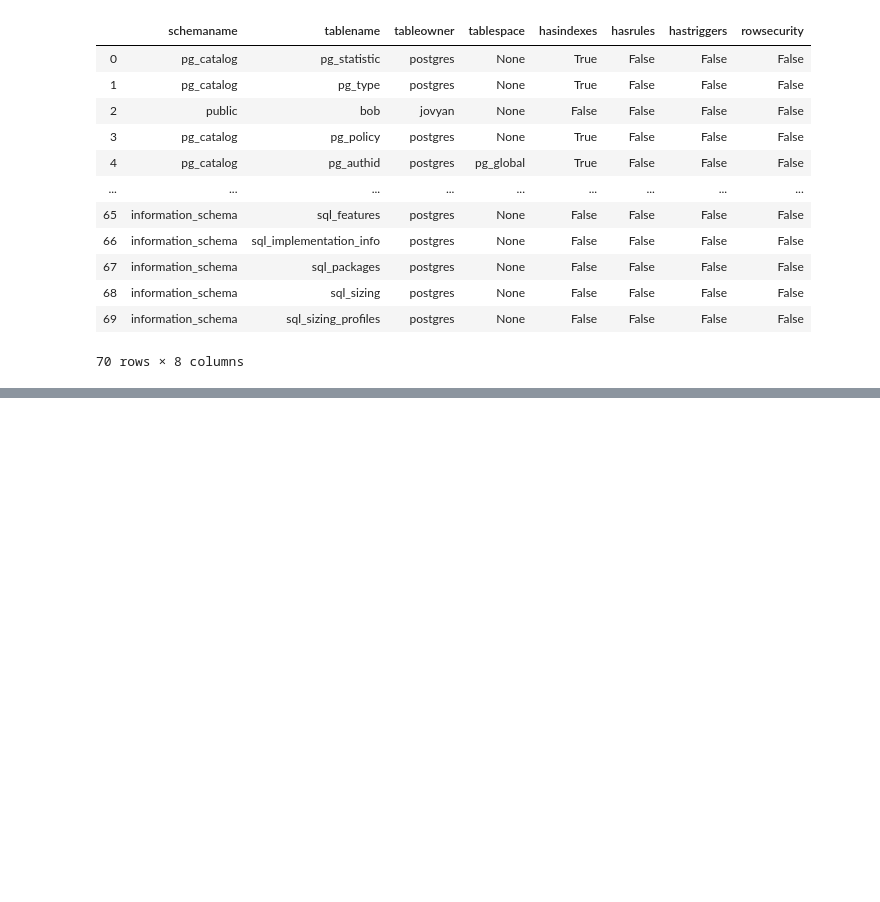
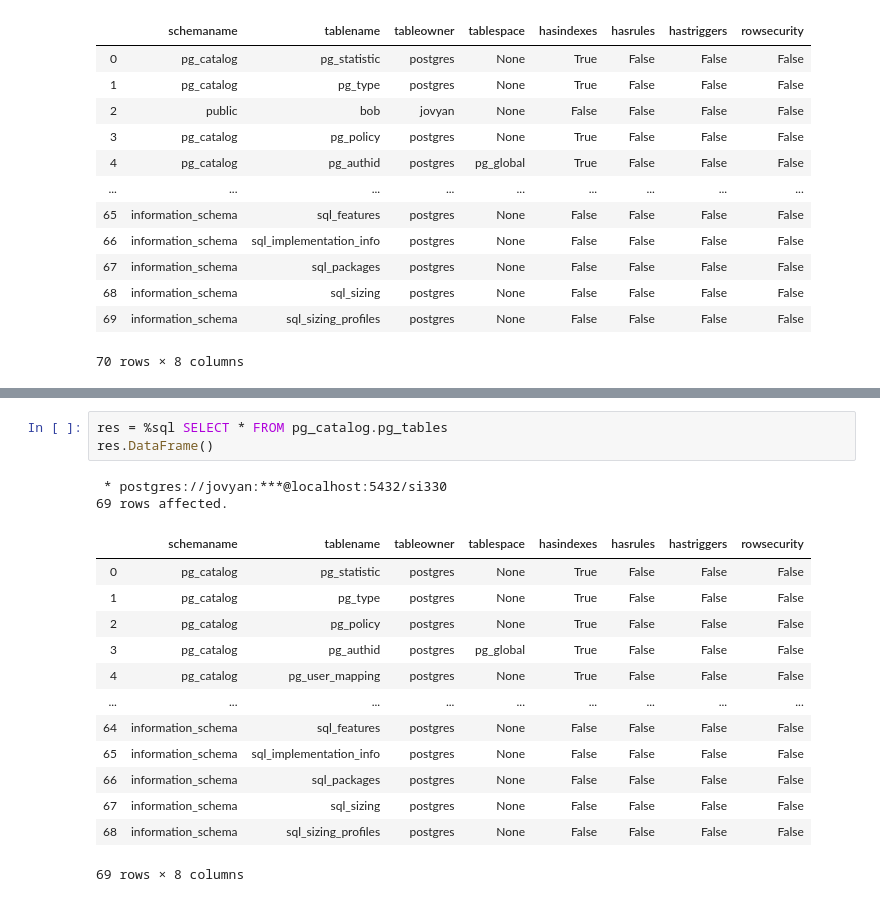
Before and after one commit to amulyaparmar/si330_fa19, a Jupyter notebook: sql_first_steps.ipynb, the cells around one changed output, grey strips where cells are left out. Cells and saved outputs as stored; diff of their text form; blank space fills up the shorter version.

```diff
--- a/sql_first_steps.ipynb
+++ b/sql_first_steps.ipynb
@@ -143,0 +193,19 @@ pd.read_sql("SELECT * FROM pg_catalog.pg_tables", conn)
+# %%
+res = %sql SELECT * FROM pg_catalog.pg_tables
+res.DataFrame()
+# %% [output]
+ * postgres://jovyan:***@localhost:5432/si330
+69 rows affected.
+|  | schemaname | tablename | tableowner | tablespace | hasindexes | hasrules | hastriggers | rowsecurity |
+| 0 | pg_catalog | pg_statistic | postgres | None | True | False | False | False |
+| 1 | pg_catalog | pg_type | postgres | None | True | False | False | False |
+| 2 | pg_catalog | pg_policy | postgres | None | True | False | False | False |
+| 3 | pg_catalog | pg_authid | postgres | pg_global | True | False | False | False |
+| 4 | pg_catalog | pg_user_mapping | postgres | None | True | False | False | False |
+| ... | ... | ... | ... | ... | ... | ... | ... | ... |
+| 64 | information_schema | sql_features | postgres | None | False | False | False | False |
+| 65 | information_schema | sql_implementation_info | postgres | None | False | False | False | False |
+| 66 | information_schema | sql_packages | postgres | None | False | False | False | False |
+| 67 | information_schema | sql_sizing | postgres | None | False | False | False | False |
+| 68 | information_schema | sql_sizing_profiles | postgres | None | False | False | False | False |
+69 rows × 8 columns
```
Also changed, not shown: parts of 3 cells of this notebook.
